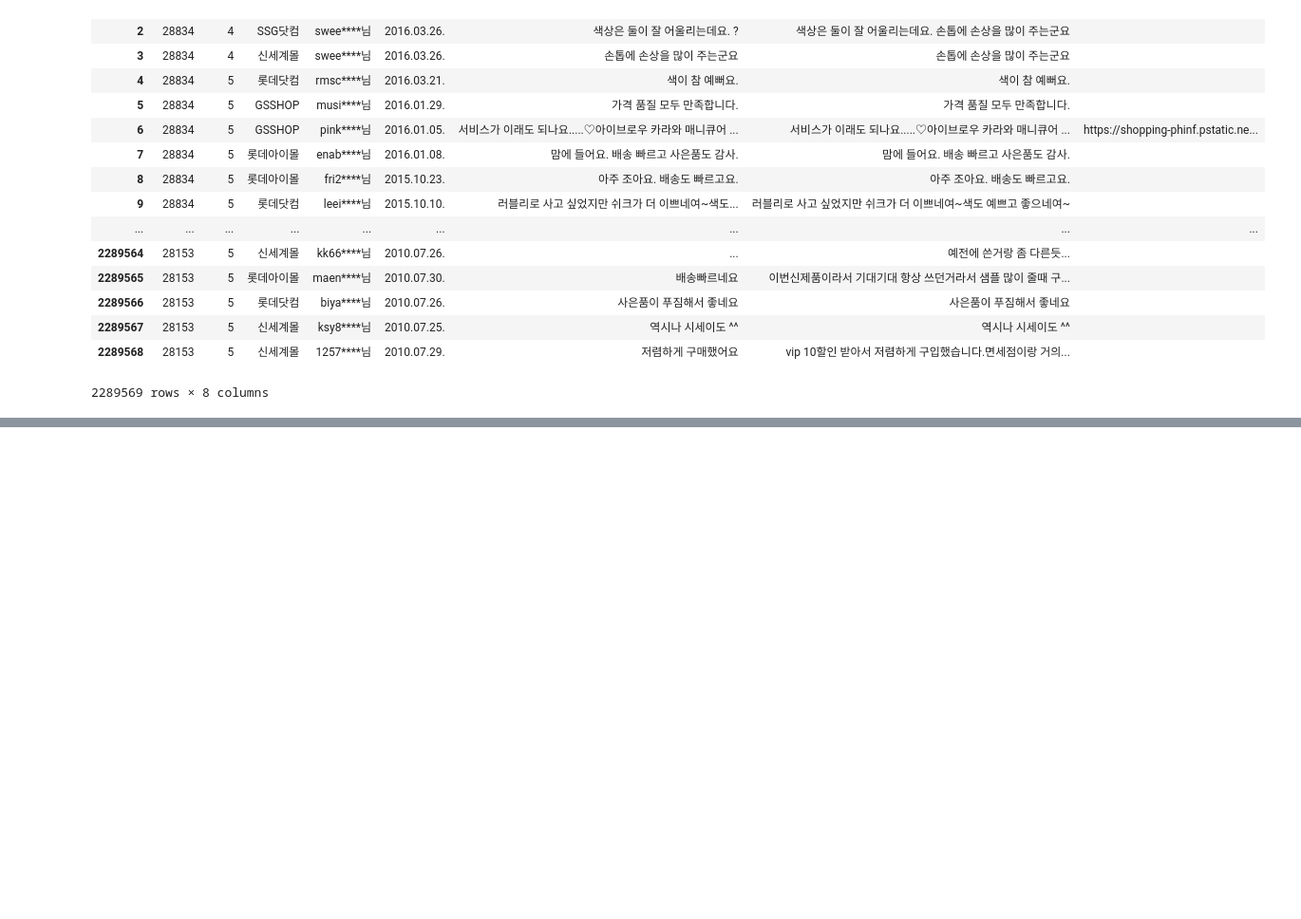
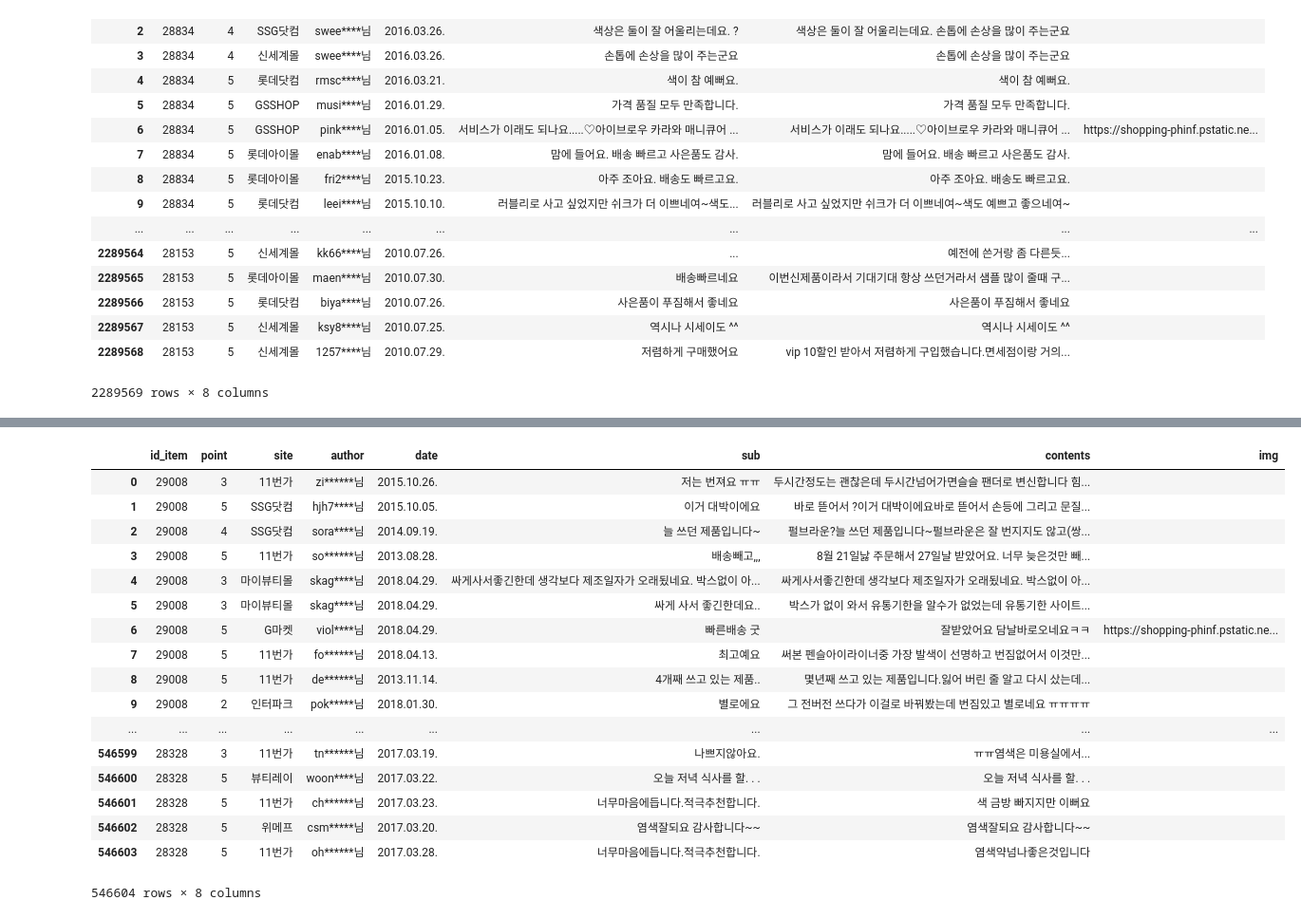
Before and after one commit to dooyeoung/getitbeauty_analysis, a Jupyter notebook: crawling_comments.ipynb, the cells around one changed output, grey strips where cells are left out. Shown: that part at 95% size. Saved outputs shown, nothing was run; the diff lists cells and outputs as text; code cells hidden in the pictures; blank space fills up the shorter version.

```diff
--- a/crawling_comments.ipynb
+++ b/crawling_comments.ipynb
@@ -286,0 +436,22 @@ import pickle
+# %%
+partcomplete = pd.DataFrame(all_naver_reviews, columns=['id_item','point','site','author','date','sub','contents','img'])
+partcomplete
+# %% [output]
+|  | id_item | point | site | author | date | sub | contents | img |
+| 0 | 29008 | 3 | 11번가 | zi******님 | 2015.10.26. | 저는 번져요 ㅠㅠ | 두시간정도는 괜찮은데 두시간넘어가면슬슬 팬더로 변신합니다 힘... |  |
+| 1 | 29008 | 5 | SSG닷컴 | hjh7****님 | 2015.10.05. | 이거 대박이에요 | 바로 뜯어서 ?이거 대박이에요바로 뜯어서 손등에 그리고 문질... |  |
+| 2 | 29008 | 4 | SSG닷컴 | sora****님 | 2014.09.19. | 늘 쓰던 제품입니다~ | 펄브라운?늘 쓰던 제품입니다~펄브라운은 잘 번지지도 않고(쌍... |  |
+| 3 | 29008 | 5 | 11번가 | so******님 | 2013.08.28. | 배송빼고,,, | 8월 21일낧 주문해서 27일날 받았어요. 너무 늦은것만 빼... |  |
+| 4 | 29008 | 3 | 마이뷰티몰 | skag****님 | 2018.04.29. | 싸게사서좋긴한데 생각보다 제조일자가 오래됬네요. 박스없이 아... | 싸게사서좋긴한데 생각보다 제조일자가 오래됬네요. 박스없이 아... |  |
+| 5 | 29008 | 3 | 마이뷰티몰 | skag****님 | 2018.04.29. | 싸게 사서 좋긴한데요.. | 박스가 없이 와서 유통기한을 알수가 없었는데 유통기한 사이트... |  |
+| 6 | 29008 | 5 | G마켓 | viol****님 | 2018.04.29. | 빠른배송 굿 | 잘받았어요 담날바로오네요ㅋㅋ | https://shopping-phinf.pstatic.ne... |
+| 7 | 29008 | 5 | 11번가 | fo******님 | 2018.04.13. | 최고예요 | 써본 펜슬아이라이너중 가장 발색이 선명하고 번짐없어서 이것만... |  |
+| 8 | 29008 | 5 | 11번가 | de******님 | 2013.11.14. | 4개째 쓰고 있는 제품.. | 몇년째 쓰고 있는 제품입니다.잃어 버린 줄 알고 다시 샀는데... |  |
+| 9 | 29008 | 2 | 인터파크 | pok*****님 | 2018.01.30. | 별로에요 | 그 전버전 쓰다가 이걸로 바꿔봤는데 번짐있고 별로네요 ㅠㅠㅠㅠ |  |
+| ... | ... | ... | ... | ... | ... | ... | ... | ... |
+| 546599 | 28328 | 3 | 11번가 | tn******님 | 2017.03.19. | 나쁘지않아요. | ㅠㅠ염색은 미용실에서... |  |
+| 546600 | 28328 | 5 | 뷰티레이 | woon****님 | 2017.03.22. | 오늘 저녁 식사를 할. . . | 오늘 저녁 식사를 할. . . |  |
+| 546601 | 28328 | 5 | 11번가 | ch******님 | 2017.03.23. | 너무마음에듭니다.적극추천합니다. | 색 금방 빠지지만 이뻐요 |  |
+| 546602 | 28328 | 5 | 위메프 | csm*****님 | 2017.03.20. | 염색잘되요 감사합니다~~ | 염색잘되요 감사합니다~~ |  |
+| 546603 | 28328 | 5 | 11번가 | oh******님 | 2017.03.28. | 너무마음에듭니다.적극추천합니다. | 염색약넘나좋은것입니다 |  |
+546604 rows × 8 columns
```
Also changed, not shown: parts of 31 cells of this notebook, 1 other file.
